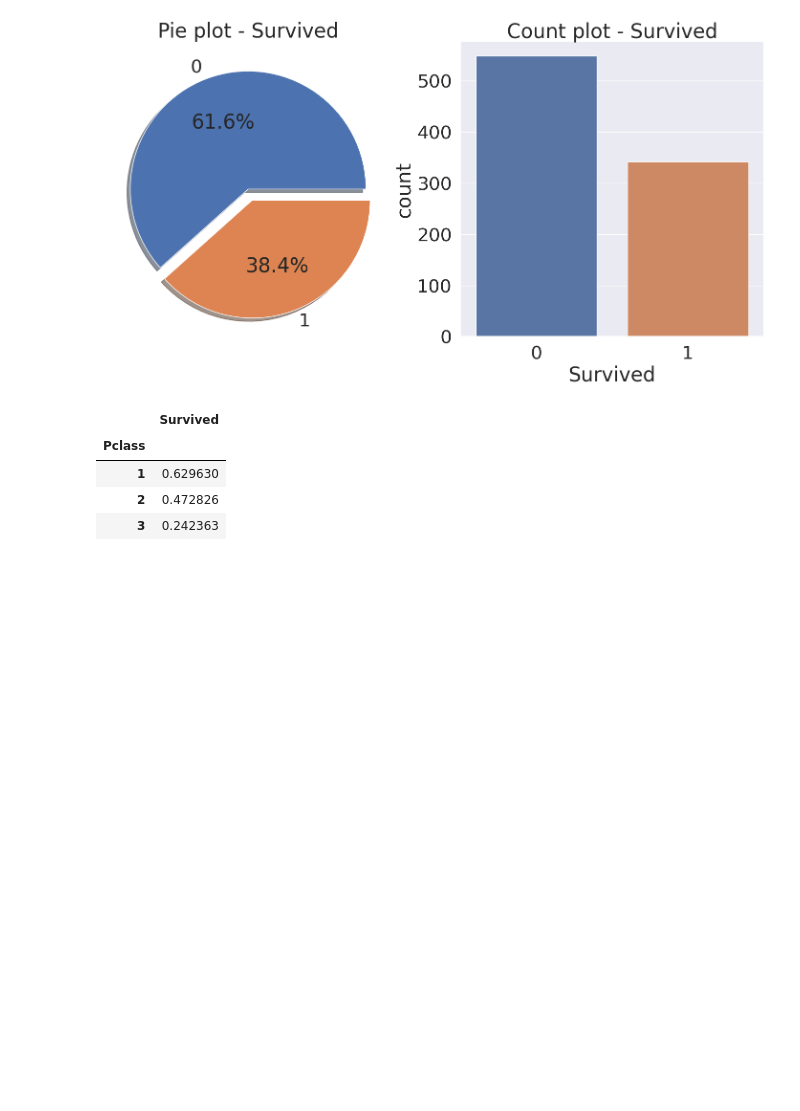
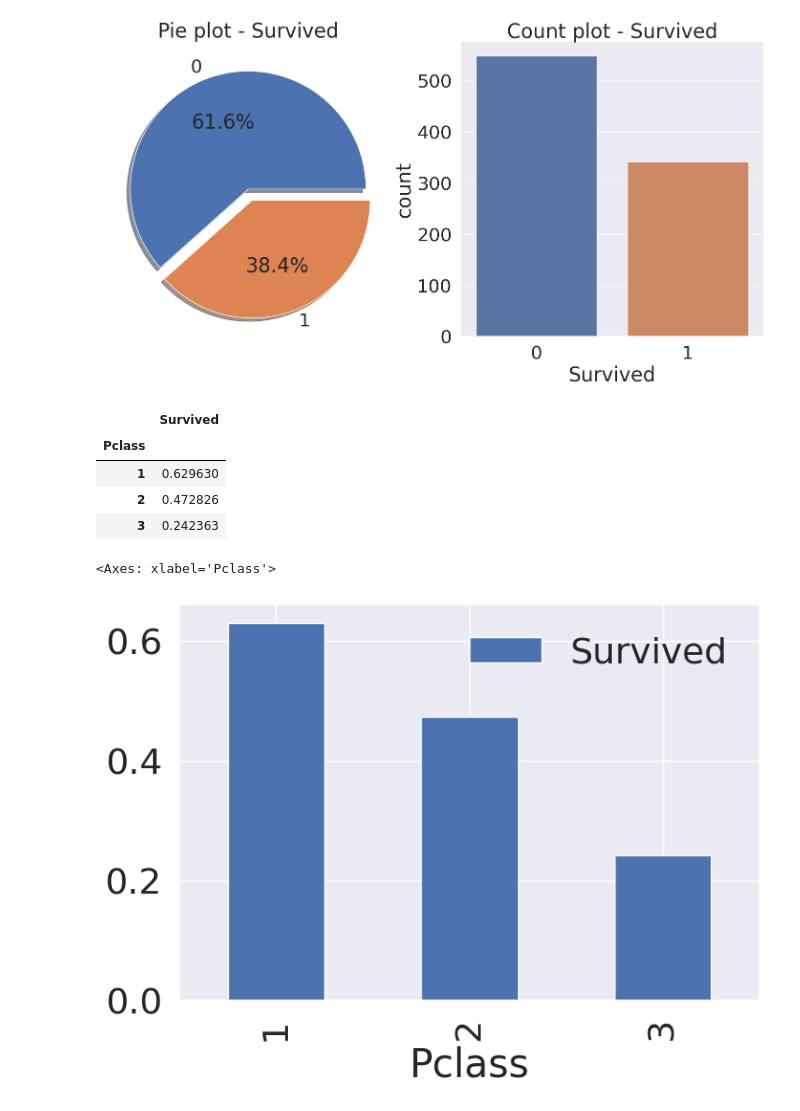
Before and after one commit to ParkWonjeong/Kaggle, a Jupyter notebook: titanic_practice_new_start.ipynb, the cells around one changed output. Cells and saved outputs as stored; diff of their text form; code cells hidden in the pictures; blank space fills up the shorter version.

```diff
--- a/titanic_practice_new_start.ipynb
+++ b/titanic_practice_new_start.ipynb
@@ -161,3 +161,8 @@ train_data[['Pclass', 'Survived']].groupby(['Pclass'], as_index = True).sum() /
 | 1 | 0.629630 |
 | 2 | 0.472826 |
 | 3 | 0.242363 |
+# %%
+train_data[['Pclass', 'Survived']].groupby(['Pclass'], as_index = True).mean().plot.bar()
+# %% [output]
+<Axes: xlabel='Pclass'>
+[figure, added]
```
Also changed, not shown: parts of 2 cells of this notebook.
